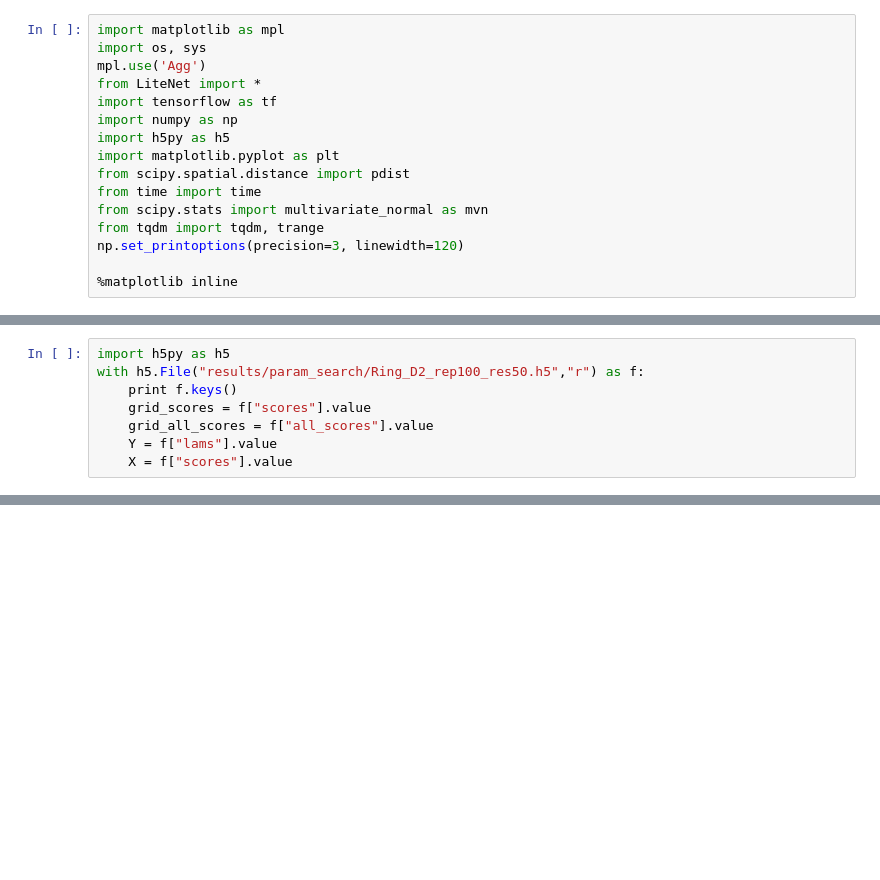
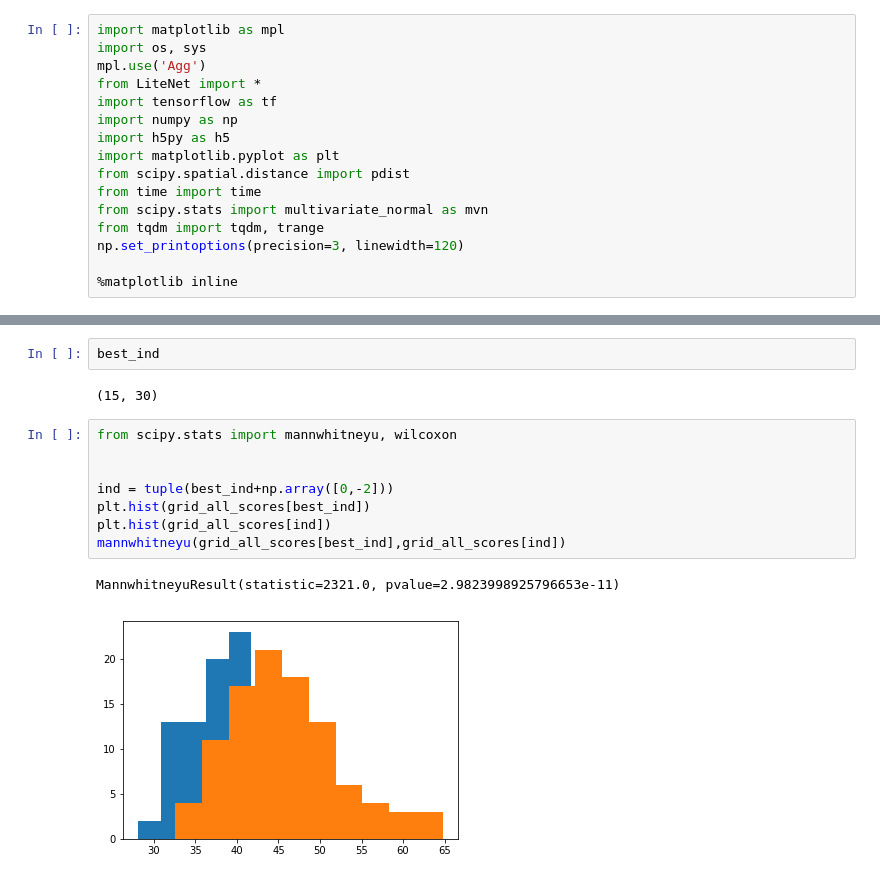
Before and after one commit to kevin-w-li/deep-kexpfam, a Jupyter notebook: Ring_Gaussian_kernel_param_optimise.ipynb, the cells around one changed output, grey strips where cells are left out. Drawn from its saved outputs; the diff is of its cells as text; blank space fills up the shorter version.

```diff
--- a/Ring_Gaussian_kernel_param_optimise.ipynb
+++ b/Ring_Gaussian_kernel_param_optimise.ipynb
@@ -328,8 +16,0 @@ MannwhitneyuResult(statistic=12362821.0, pvalue=0.17096645586769671)
-# %%
-import h5py as h5
-with h5.File("results/param_search/Ring_D2_rep100_res50.h5","r") as f:
-    print f.keys()
-    grid_scores = f["scores"].value
-    grid_all_scores = f["all_scores"].value
-    Y = f["lams"].value
-    X = f["scores"].value
@@ -396,0 +413,15 @@ plt.plot(X[best_ind[0]], Y[best_ind[1]], 'x', markersize=15, mew=3)
+# %%
+best_ind
+# %% [output]
+(15, 30)
+# %%
+from scipy.stats import mannwhitneyu, wilcoxon
+
+
+ind = tuple(best_ind+np.array([0,-2]))
+plt.hist(grid_all_scores[best_ind])
+plt.hist(grid_all_scores[ind])
+mannwhitneyu(grid_all_scores[best_ind],grid_all_scores[ind])
+# %% [output]
+MannwhitneyuResult(statistic=2321.0, pvalue=2.9823998925796653e-11)
+[figure, added]
```
Also changed, not shown: parts of 38 cells of this notebook, 3 other files.
